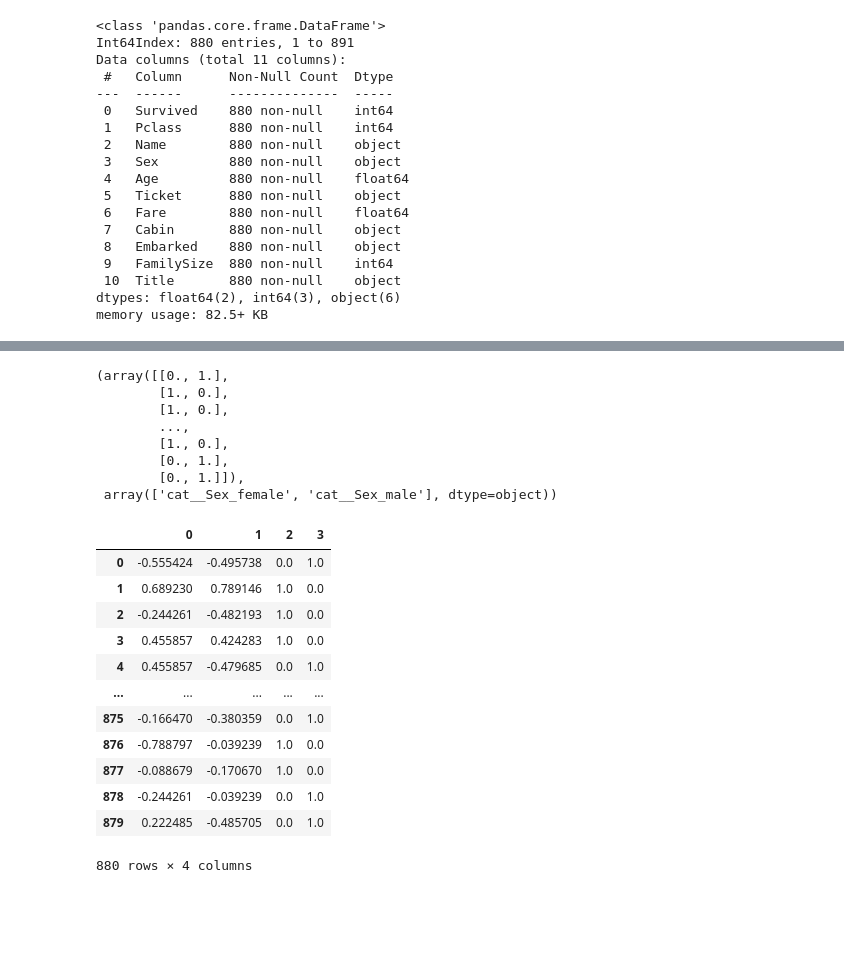
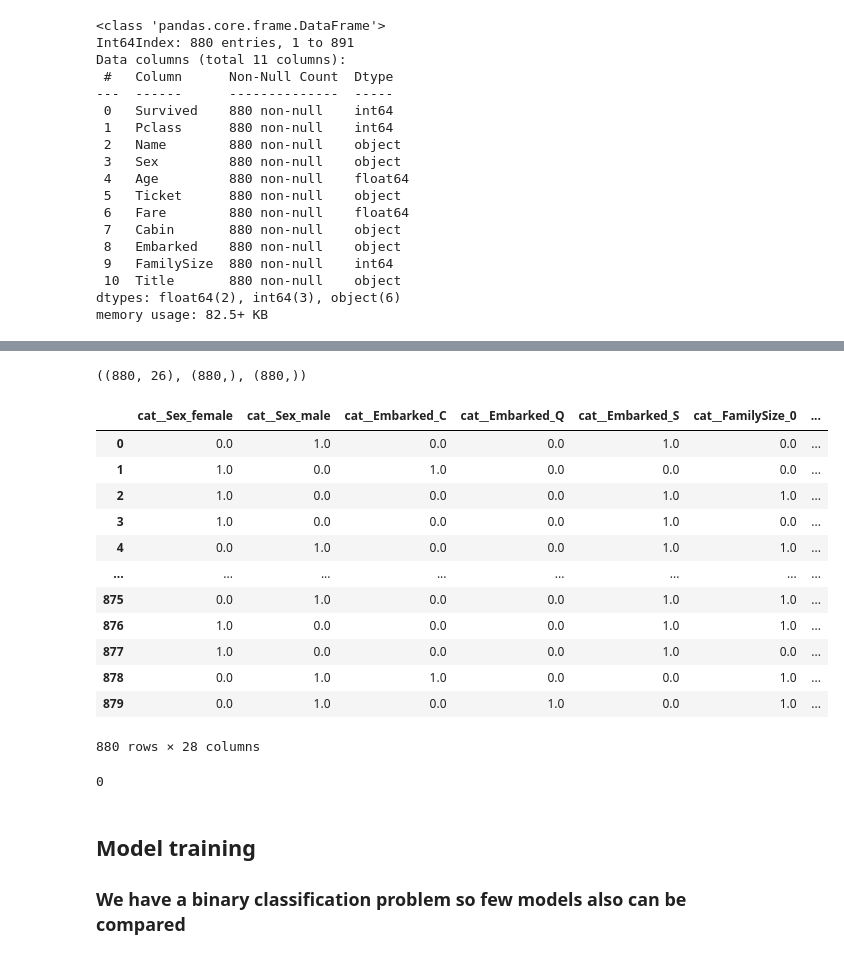
Before and after one commit to mrzlkaaa/dl_structured_data, a Jupyter notebook: titanic_disaster/jupyter/ML/titanic_disaster.ipynb, the cells around one changed output, grey strips where cells are left out. Drawn from its saved outputs; the diff is of its cells as text; code cells hidden in the pictures; blank space fills up the shorter version.

```diff
--- a/titanic_disaster/jupyter/ML/titanic_disaster.ipynb
+++ b/titanic_disaster/jupyter/ML/titanic_disaster.ipynb
@@ -423,29 +418,32 @@ prep_test_num, ct_test_num.get_feature_names_out()
-# %%
-prep_test_cat = ct_test_cat.fit_transform(df)
-prep_test_cat, ct_test_cat.get_feature_names_out()
-# %% [output]
-(array([[0., 1.],
-        [1., 0.],
-        [1., 0.],
-        ...,
-        [1., 0.],
-        [0., 1.],
-        [0., 1.]]),
- array(['cat__Sex_female', 'cat__Sex_male'], dtype=object))
-# %%
-sp_df = pd.DataFrame(df_prep_test_both)
-sp_df
-# %% [output]
-|  | 0 | 1 | 2 | 3 |
-| 0 | -0.555424 | -0.495738 | 0.0 | 1.0 |
-| 1 | 0.689230 | 0.789146 | 1.0 | 0.0 |
-| 2 | -0.244261 | -0.482193 | 1.0 | 0.0 |
-| 3 | 0.455857 | 0.424283 | 1.0 | 0.0 |
-| 4 | 0.455857 | -0.479685 | 0.0 | 1.0 |
-| ... | ... | ... | ... | ... |
-| 875 | -0.166470 | -0.380359 | 0.0 | 1.0 |
-| 876 | -0.788797 | -0.039239 | 1.0 | 0.0 |
-| 877 | -0.088679 | -0.170670 | 1.0 | 0.0 |
-| 878 | -0.244261 | -0.039239 | 0.0 | 1.0 |
-| 879 | 0.222485 | -0.485705 | 0.0 | 1.0 |
-880 rows × 4 columns
+# %%
+# check shapes before train model
+df_processed.shape, df["Survived"].shape, df["Pclass"].shape
+# %% [output]
+((880, 26), (880,), (880,))
+# %%
+# add last columns to prepared dataset
+df_processed["Pclass"] = df["Pclass"]
+df_processed["Survived"] = df["Survived"]
+df_processed
+# %% [output]
+|  | cat__Sex_female | cat__Sex_male | cat__Embarked_C | cat__Embarked_Q | cat__Embarked_S | cat__FamilySize_0 | ... |
+| 0 | 0.0 | 1.0 | 0.0 | 0.0 | 1.0 | 0.0 | ... |
+| 1 | 1.0 | 0.0 | 1.0 | 0.0 | 0.0 | 0.0 | ... |
+| 2 | 1.0 | 0.0 | 0.0 | 0.0 | 1.0 | 1.0 | ... |
+| 3 | 1.0 | 0.0 | 0.0 | 0.0 | 1.0 | 0.0 | ... |
+| 4 | 0.0 | 1.0 | 0.0 | 0.0 | 1.0 | 1.0 | ... |
+| ... | ... | ... | ... | ... | ... | ... | ... |
+| 875 | 0.0 | 1.0 | 0.0 | 0.0 | 1.0 | 1.0 | ... |
+| 876 | 1.0 | 0.0 | 0.0 | 0.0 | 1.0 | 1.0 | ... |
+| 877 | 1.0 | 0.0 | 0.0 | 0.0 | 1.0 | 0.0 | ... |
+| 878 | 0.0 | 1.0 | 1.0 | 0.0 | 0.0 | 1.0 | ... |
+| 879 | 0.0 | 1.0 | 0.0 | 1.0 | 0.0 | 1.0 | ... |
+880 rows × 28 columns
+# %%
+# one more missing values check
+df_processed["Survived"].isnull().sum()
+# %% [output]
+0
+# %% [markdown]
+## Model training
+### We have a binary classification problem so few models also can be compared
```
Also changed, not shown: parts of 30 cells of this notebook.
